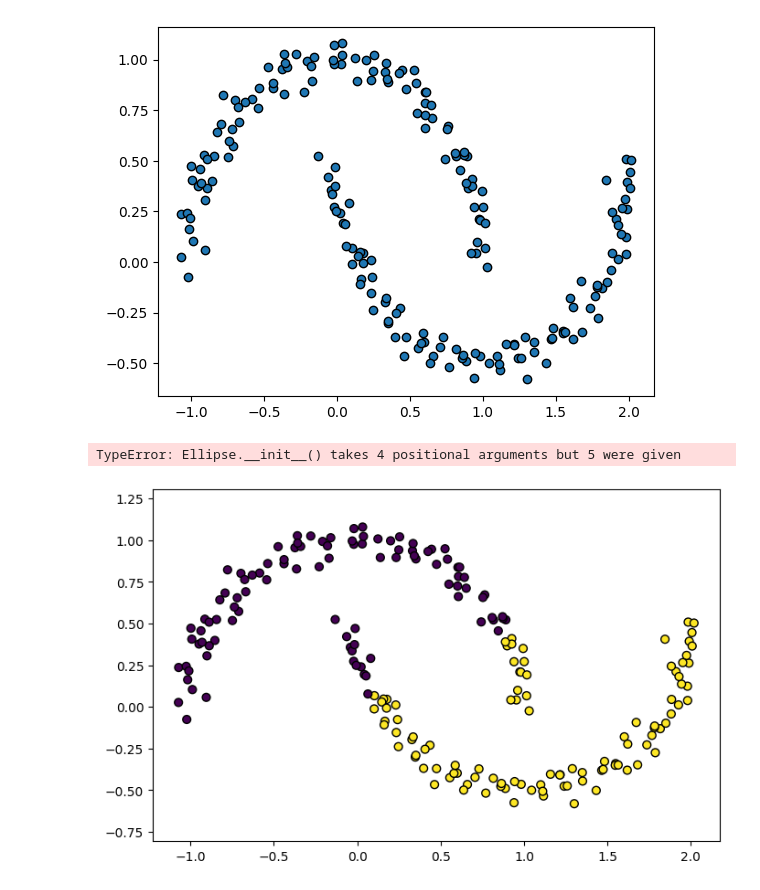
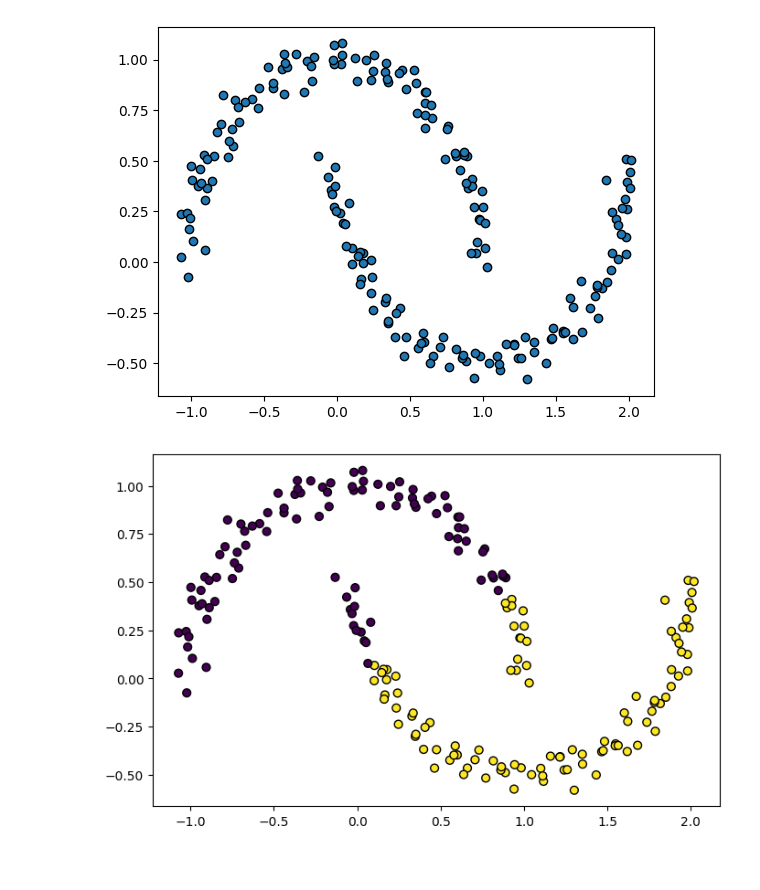
Before and after one commit to 2303A54061/AIML, a Jupyter notebook: LAB_10_KMEANS.ipynb, the cells around one changed output. Drawn from its saved outputs; the diff is of its cells as text; code cells hidden in the pictures.

```diff
--- a/LAB_10_KMEANS.ipynb
+++ b/LAB_10_KMEANS.ipynb
@@ -181,8 +181,12 @@ def plot_gmm(gmm, X, label=True, ax=None):
 # %%
 #No.Components determine the gmm structure and its distribution
 gmm2 = GaussianMixture(n_components=2, covariance_type='full', random_state=0)
 plt.figure(figsize=(8,5))
+def plot_gmm(gmm, X, label=True, ax=None):
+    ax = ax or plt.gca()
+    labels = gmm.fit(X).predict(X)
+    if label:
+        ax.scatter(X[:, 0], X[:, 1], c=labels, s=40, cmap='viridis', zorder=2,edgecolor='k')
 plot_gmm(gmm2, Xmoon)
 # %% [output]
-TypeError: Ellipse.__init__() takes 4 positional arguments but 5 were given
-[figure, old version]
+[figure, new version]
```
Also changed, not shown: parts of 6 cells of this notebook.
